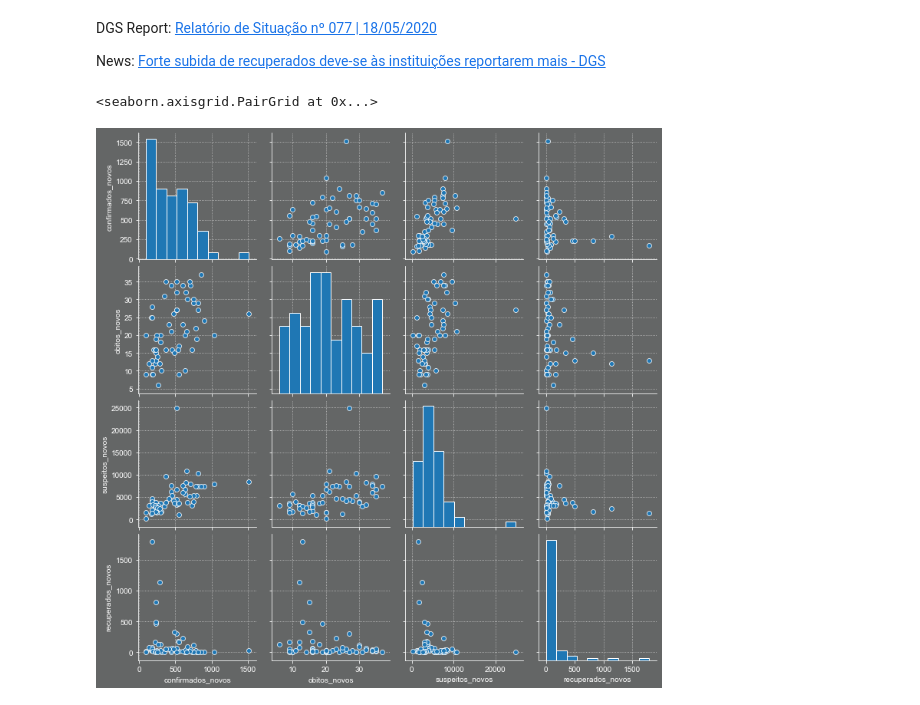
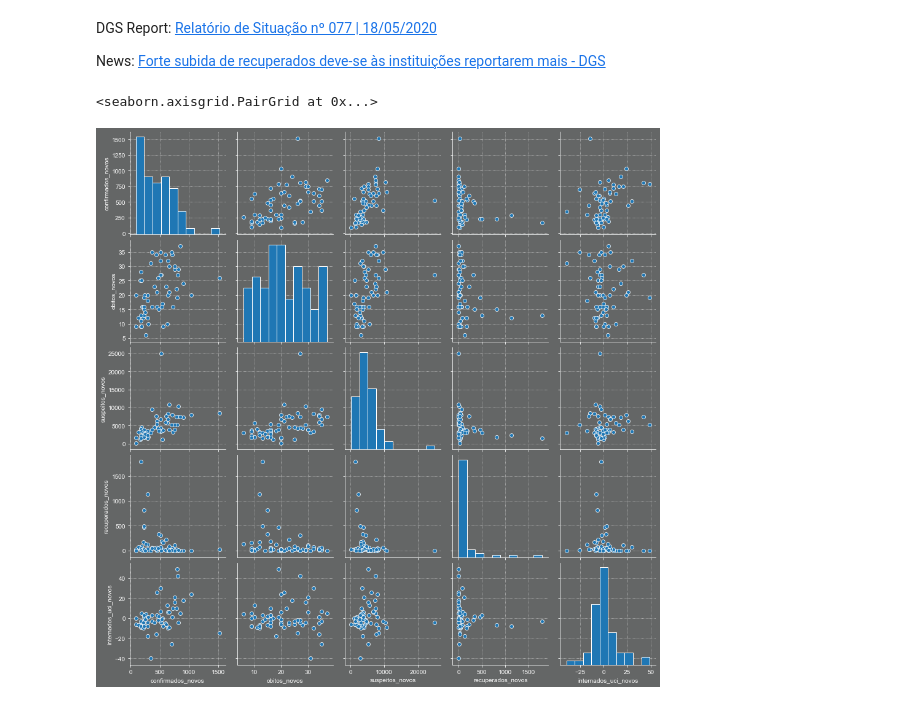
Before and after one commit to matosdotnet/covid-19, a Jupyter notebook: COVID-19-Portugal-Daily-Evolution.ipynb, the cells around one changed output. Cells and saved outputs as stored; diff of their text form; code cells hidden in the pictures.

Commit message:
Charts Update and New ICU Chart

```diff
--- a/COVID-19-Portugal-Daily-Evolution.ipynb
+++ b/COVID-19-Portugal-Daily-Evolution.ipynb
@@ -41,6 +41,9 @@ d_new_suspects = {'key' : 'suspeitos_novos', 'label' : 'New Suspects', 'color' :
 d_recoveries = {'key' : 'recuperados', 'label' : 'Recoveries', 'color' : '#7FFE00'}
 d_new_recoveries = {'key' : 'recuperados_novos', 'label' : 'New Recoveries', 'color' : '#7FFE00'}
 
+d_icu = {'key' : 'internados_uci', 'label' : 'ICU Patients', 'color' : '#FEFE00'}
+d_new_icu = {'key' : 'internados_uci_novos', 'label' : 'New ICU Patients', 'color' : '#FEFE00'}
+
 # Read Source Data
 df_full = pd.read_csv(s_url)
 # %%
@@ -55,6 +58,8 @@ df_full[d_new_deaths['key']] = df_full[d_deaths['key']].diff()
 df_full[d_new_recoveries['key']] = df_full[d_recoveries['key']].diff()
 # New Suspects
 df_full[d_new_suspects['key']] = df_full[d_suspects['key']].diff()
+#New ICU Patients
+df_full[d_new_icu['key']] = df_full[d_icu['key']].diff()
 # %%
 # Slice the last days
 df_latest = df_full.tail(nr_last_days )
@@ -294,7 +315,7 @@ DGS Report: <a href="https://covid19.min-saude.pt/wp-content/uploads/2020/05/77_
 
 News: <a href='https://www.rtp.pt/noticias/pais/forte-subida-de-recuperados-deve-se-as-instituicoes-reportarem-mais-dgs_n1229822'>Forte subida de recuperados deve-se às instituições reportarem mais - DGS<a/>
 # %%
-sns.pairplot(df_latest[[d_new_confirmations['key'],d_new_deaths['key'],d_new_suspects['key'],d_new_recoveries['key']]])
+sns.pairplot(df_latest[[d_new_confirmations['key'],d_new_deaths['key'],d_new_suspects['key'],d_new_recoveries['key'],d_new_icu['key']]])
 # %% [output]
 <seaborn.axisgrid.PairGrid at 0x...>
-[figure, old version]
+[figure, new version]
```
Also changed, not shown: parts of 4 cells of this notebook, 5 other files.
